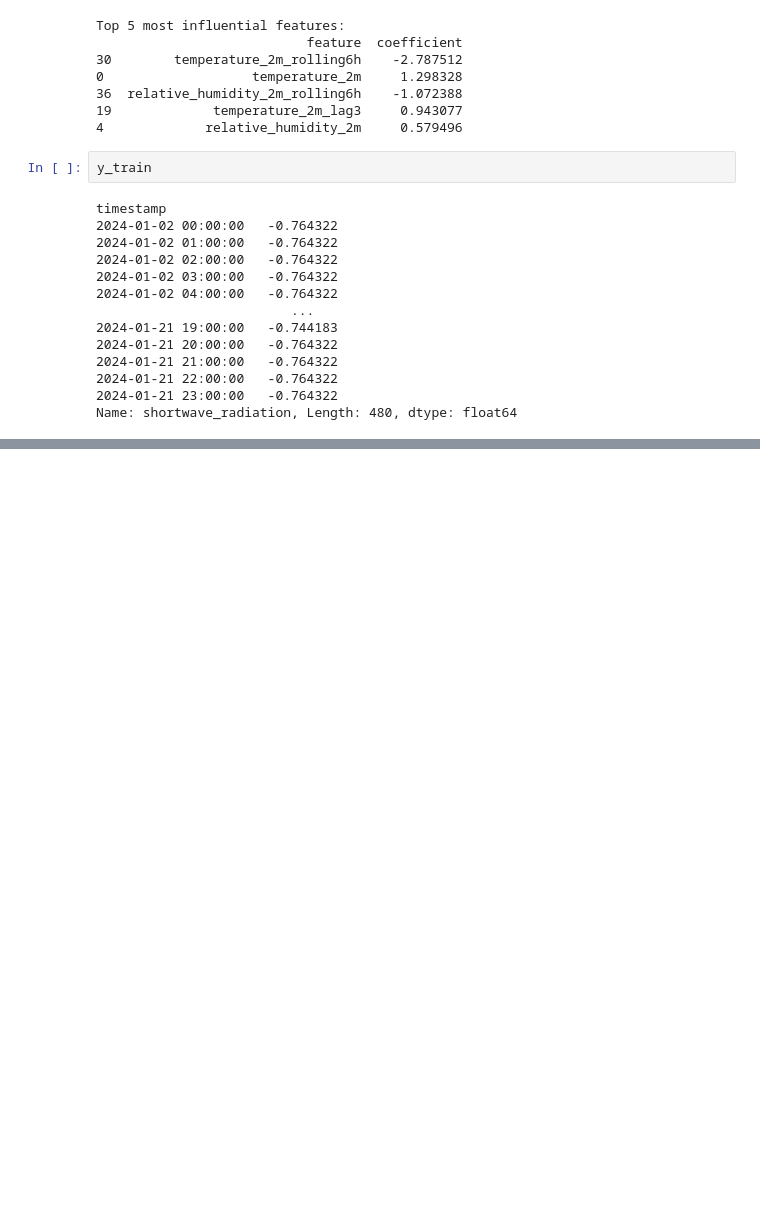
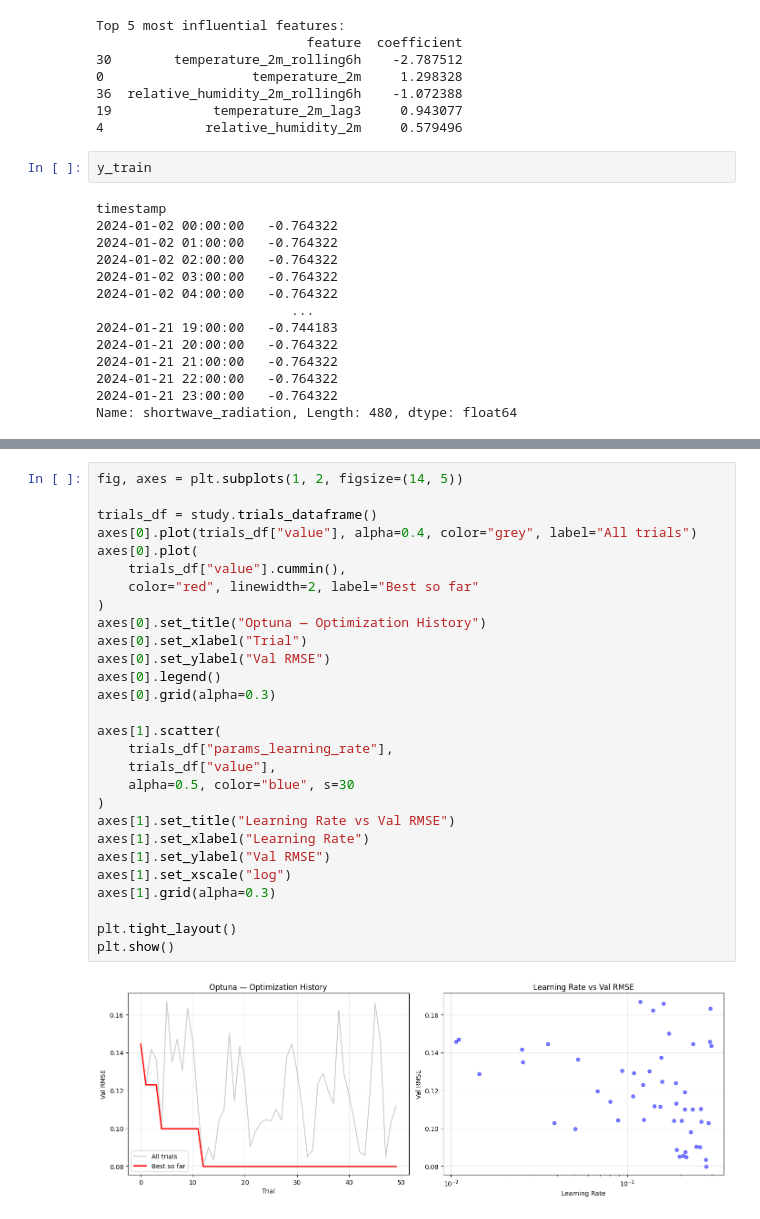
Before and after one commit to mmoh-i/ml-sprint, a Jupyter notebook: notebooks/01_cleaning.ipynb, the cells around one changed output, grey strips where cells are left out. Cells and saved outputs as stored; diff of their text form; blank space fills up the shorter version.

```diff
--- a/notebooks/01_cleaning.ipynb
+++ b/notebooks/01_cleaning.ipynb
@@ -700,0 +889,30 @@ Name: day, Length: 744, dtype: object
+# %%
+fig, axes = plt.subplots(1, 2, figsize=(14, 5))
+
+trials_df = study.trials_dataframe()
+axes[0].plot(trials_df["value"], alpha=0.4, color="grey", label="All trials")
+axes[0].plot(
+    trials_df["value"].cummin(),
+    color="red", linewidth=2, label="Best so far"
+)
+axes[0].set_title("Optuna — Optimization History")
+axes[0].set_xlabel("Trial")
+axes[0].set_ylabel("Val RMSE")
+axes[0].legend()
+axes[0].grid(alpha=0.3)
+
+axes[1].scatter(
+    trials_df["params_learning_rate"],
+    trials_df["value"],
+    alpha=0.5, color="blue", s=30
+)
+axes[1].set_title("Learning Rate vs Val RMSE")
+axes[1].set_xlabel("Learning Rate")
+axes[1].set_ylabel("Val RMSE")
+axes[1].set_xscale("log")
+axes[1].grid(alpha=0.3)
+
+plt.tight_layout()
+plt.show()
+# %% [output]
+[figure, added]
```
Also changed, not shown: parts of 34 cells of this notebook, 7 other files.
